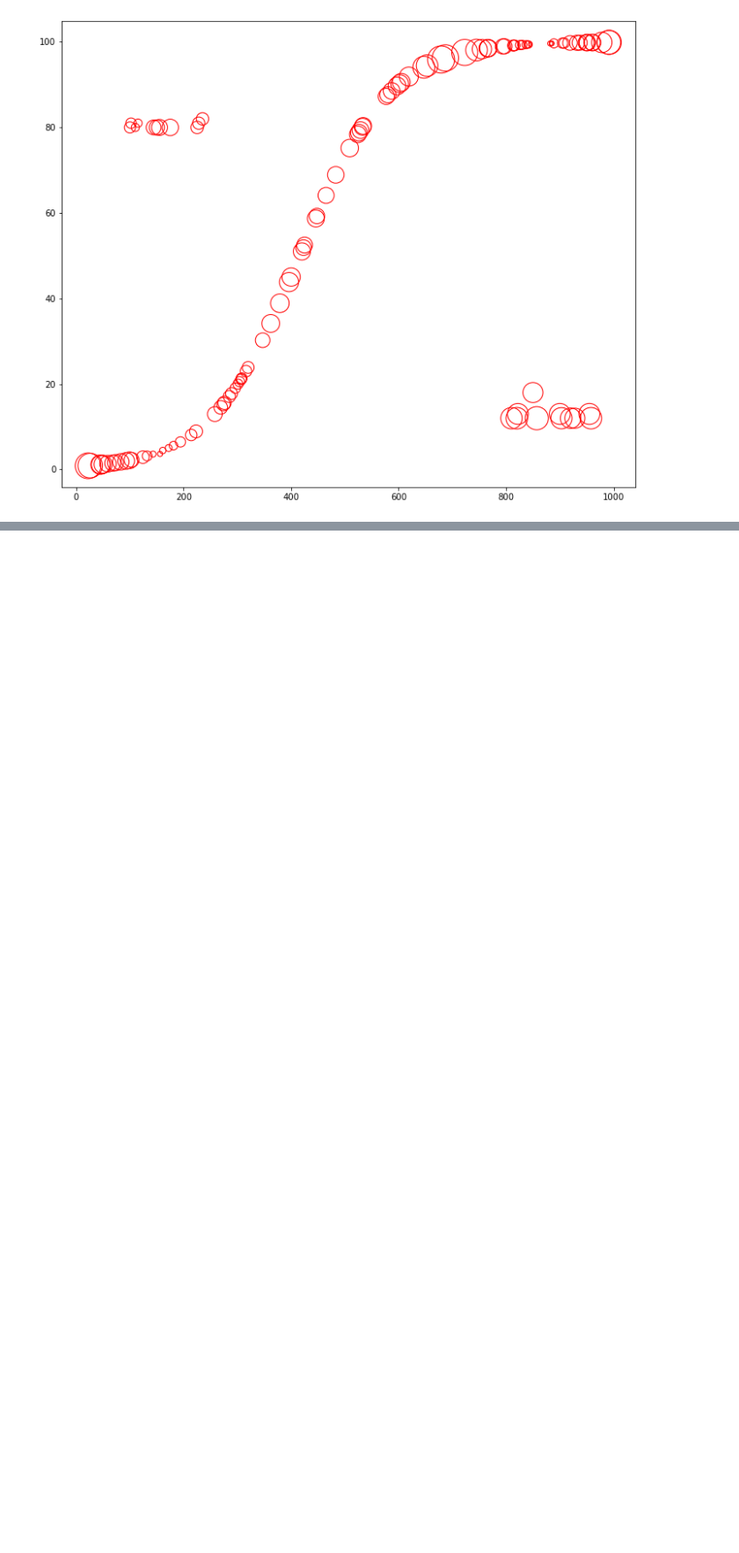
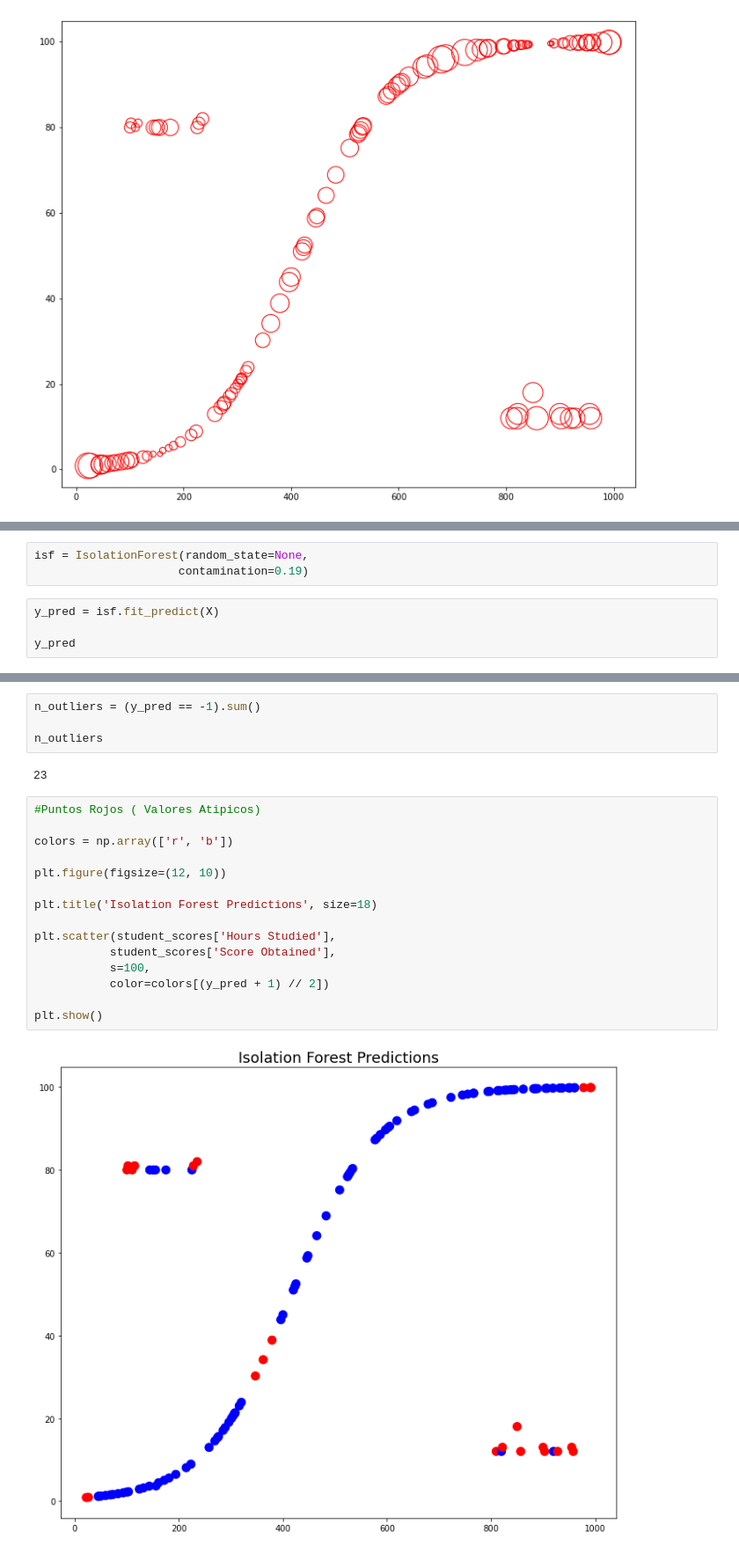
Before and after one commit to Kecar2/Preparing-Data-for-Modeling-with-scikit-learn, a Jupyter notebook: Understanding_and_Implementing_Novelty_and_Outlier_Detection/OutlierDetectionUsingLocalOutlierFactor_StudentPerformance.ipynb, the cells around one changed output, grey strips where cells are left out. Shown: that part at 88% size. Cells and saved outputs as stored; diff of their text form; blank space fills up the shorter version.

Commit message:
Outlier Detection

```diff
--- a/Understanding_and_Implementing_Novelty_and_Outlier_Detection/OutlierDetectionUsingLocalOutlierFactor_StudentPerformance.ipynb
+++ b/Understanding_and_Implementing_Novelty_and_Outlier_Detection/OutlierDetectionUsingLocalOutlierFactor_StudentPerformance.ipynb
@@ -131,0 +138,7 @@ plt.show()
+# %%
+isf = IsolationForest(random_state=None,
+                     contamination=0.19)
+# %%
+y_pred = isf.fit_predict(X)
+
+y_pred
@@ -131,0 +154,23 @@ plt.show()
+# %%
+n_outliers = (y_pred == -1).sum()
+
+n_outliers
+# %% [output]
+23
+# %%
+#Puntos Rojos ( Valores Atipicos)
+
+colors = np.array(['r', 'b'])
+
+plt.figure(figsize=(12, 10))
+
+plt.title('Isolation Forest Predictions', size=18)
+
+plt.scatter(student_scores['Hours Studied'],
+           student_scores['Score Obtained'],
+           s=100,
+           color=colors[(y_pred + 1) // 2])
+
+plt.show()
+# %% [output]
+[figure, added]
```
Also changed, not shown: parts of 42 cells of this notebook.
